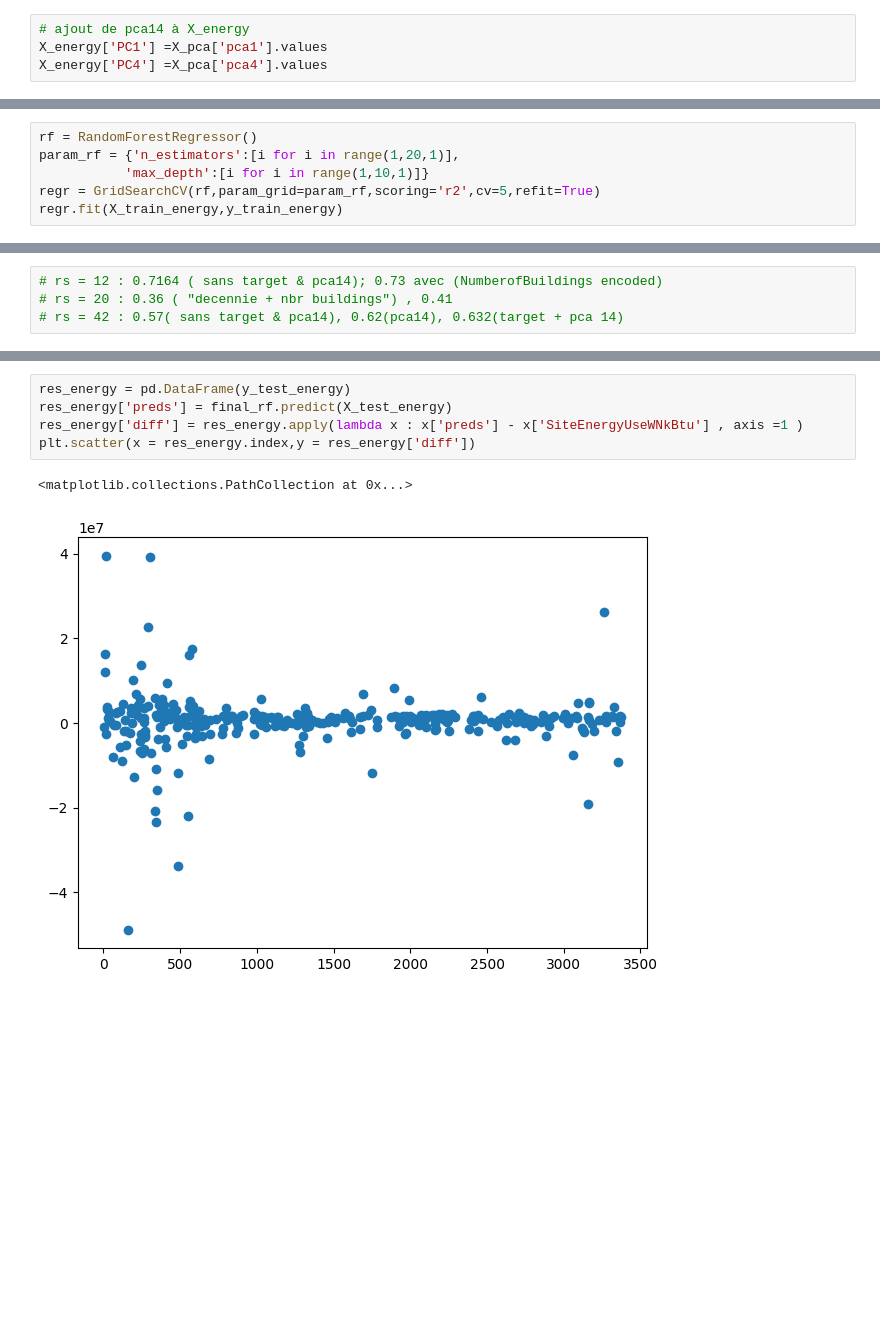
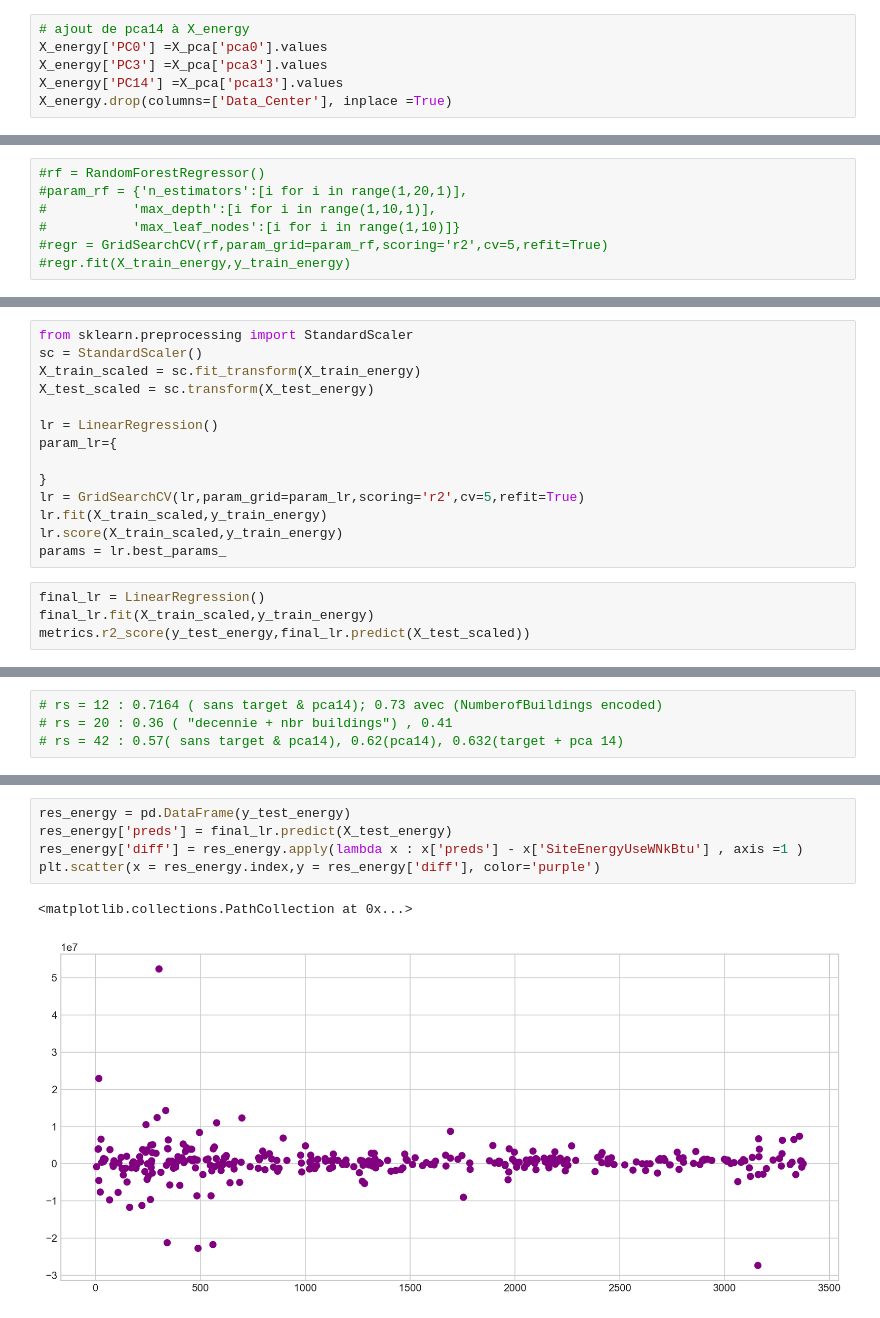
Before and after one commit to Marc0543/Seattle_energy, a Jupyter notebook: trainingmodels_marc.ipynb, the cells around one changed output, grey strips where cells are left out. Drawn from its saved outputs; the diff is of its cells as text; blank space fills up the shorter version.

```diff
--- a/trainingmodels_marc.ipynb
+++ b/trainingmodels_marc.ipynb
@@ -244,7 +251,9 @@ plt.ylim([-0.7, 0.7])
 # %%
 # ajout de pca14 à X_energy
-X_energy['PC1'] =X_pca['pca1'].values
-X_energy['PC4'] =X_pca['pca4'].values
+X_energy['PC0'] =X_pca['pca0'].values
+X_energy['PC3'] =X_pca['pca3'].values
+X_energy['PC14'] =X_pca['pca13'].values
+X_energy.drop(columns=['Data_Center'], inplace =True)
 # %% [output]
 A value is trying to be set on a copy of a slice from a DataFrame.
 Try using .loc[row_indexer,col_indexer] = value instead
@@ -277,8 +307,9 @@ X_test_energy_encoded = encoder.transform(X_test_energy)
 # %% [markdown]
 ## 4.3 model et predictions
 # %%
-rf = RandomForestRegressor()
-param_rf = {'n_estimators':[i for i in range(1,20,1)],
-           'max_depth':[i for i in range(1,10,1)]}
-regr = GridSearchCV(rf,param_grid=param_rf,scoring='r2',cv=5,refit=True)
-regr.fit(X_train_energy,y_train_energy)
+#rf = RandomForestRegressor()
+#param_rf = {'n_estimators':[i for i in range(1,20,1)],
+#           'max_depth':[i for i in range(1,10,1)],
+#           'max_leaf_nodes':[i for i in range(1,10)]}
+#regr = GridSearchCV(rf,param_grid=param_rf,scoring='r2',cv=5,refit=True)
+#regr.fit(X_train_energy,y_train_energy)
@@ -290,0 +316,18 @@ GridSearchCV(cv=5, estimator=RandomForestRegressor(),
+# %%
+from sklearn.preprocessing import StandardScaler
+sc = StandardScaler()
+X_train_scaled = sc.fit_transform(X_train_energy)
+X_test_scaled = sc.transform(X_test_energy)
+
+lr = LinearRegression()
+param_lr={
+
+}
+lr = GridSearchCV(lr,param_grid=param_lr,scoring='r2',cv=5,refit=True)
+lr.fit(X_train_scaled,y_train_energy)
+lr.score(X_train_scaled,y_train_energy)
+params = lr.best_params_
+# %%
+final_lr = LinearRegression()
+final_lr.fit(X_train_scaled,y_train_energy)
+metrics.r2_score(y_test_energy,final_lr.predict(X_test_scaled))
@@ -326,8 +349,8 @@ res_energy
 # %%
 res_energy = pd.DataFrame(y_test_energy)
-res_energy['preds'] = final_rf.predict(X_test_energy)
+res_energy['preds'] = final_lr.predict(X_test_energy)
 res_energy['diff'] = res_energy.apply(lambda x : x['preds'] - x['SiteEnergyUseWNkBtu'] , axis =1 )
-plt.scatter(x = res_energy.index,y = res_energy['diff'])
+plt.scatter(x = res_energy.index,y = res_energy['diff'], color='purple')
 # %% [output]
 <matplotlib.collections.PathCollection at 0x...>
-[figure, old version]
+[figure, new version]
```
Also changed, not shown: parts of 27 cells of this notebook, 1 other file.
